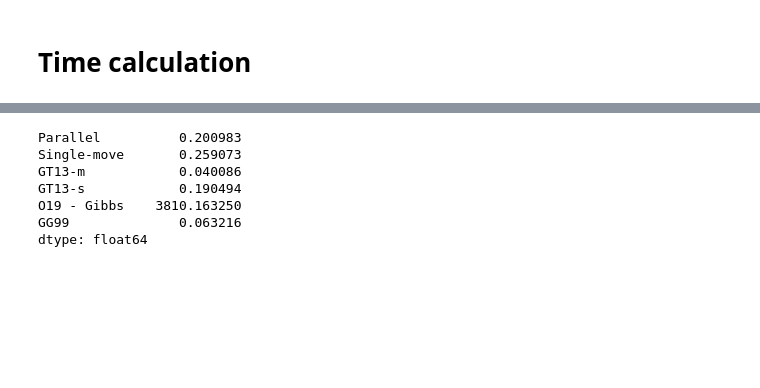
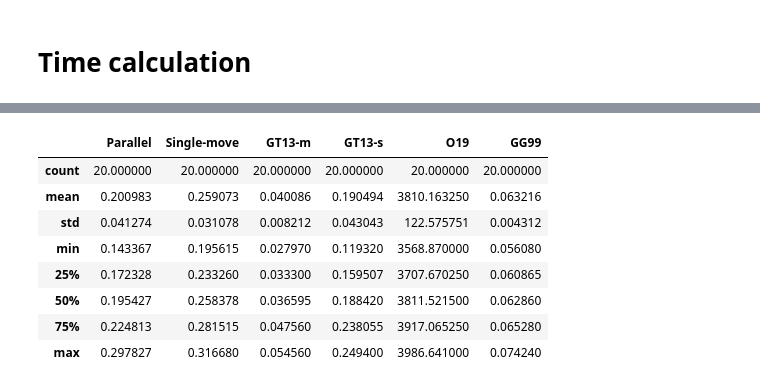
Before and after one commit to melmasri/parallelDG, a Jupyter notebook: examples/benchpress_analysis.ipynb, the cells around one changed output, grey strips where cells are left out. Drawn from its saved outputs; the diff is of its cells as text; code cells hidden in the pictures; blank space fills up the shorter version.

```diff
--- a/examples/benchpress_analysis.ipynb
+++ b/examples/benchpress_analysis.ipynb
@@ -14,3 +16,10 @@ model_name = {'cta': 'CTA', 'bandmat': 'AR'}
+# %%
+## Default constants
+model_name = {'cta': 'CTA', 'bandmat': 'AR'}
+model_fullname = {
+    'cta': 'Christmas Tree Algorithm',
+    'bandmat': 'Auto-regressive',
+}
 # %%
 %load_ext autoreload
 %autoreload 2
@@ -403,6 +412,3 @@ gg99 = 'GG99' + ' - ' + model_name[graph_model]
 parallel = 'Parallel sampler' + ' - ' + model_name[graph_model]
 single_move = 'Single-move sampler' + ' - ' + model_name[graph_model]
 trilearn = 'O19 - Gibbs sampler' + ' - ' + model_name[graph_model]
-# %%
-for f in paralleldg_files_sub:
-    num_samples(f)
@@ -1006,7 +1001,7 @@ for key in model_name.keys():
     graph_model = key
     filename = create_filename('gt_parallel_acceptance_rate_10_traj' + '.csv')
     df1 = pd.read_csv(filename, header=0, index_col=0)
-    df1['graph'] = model_name[key]
+    df1['graph'] = model_fullname[key]
     df = pd.concat([df, df1])  # Changed here
 # %%
 df_melted = df.melt(id_vars='graph', var_name='measurement')
@@ -1089,14 +1084,14 @@ for graph_model in ['cta', 'bandmat']:
     time_list = []
     for f in trilearn_files:
         time_list.append(read_time(f)/10.0)
-    time_dict['O19 - Gibbs'] = time_list
+    time_dict['O19'] = time_list
 
     time_list = []
     for f in gg99_files:
         time_list.append(read_time(f)/1000.0)
     time_dict['GG99'] = time_list
     df1 = pd.DataFrame(time_dict)
-    df1['graph'] = model_name[graph_model]
+    df1['graph'] = model_fullname[graph_model]
     df = pd.concat([df, df1])
 # %%
 df_melted = df.melt(id_vars='graph', var_name='measurement')
@@ -1125,10 +1138,12 @@ save to: /home/mo/src/decomposable_paper/benchpress/img/time_boxplot_bandmat.jpg
 # %%
-df.mean()
+df.describe()
 # %% [output]
-Parallel          0.200983
-Single-move       0.259073
-GT13-m            0.040086
-GT13-s            0.190494
-O19 - Gibbs    3810.163250
-GG99              0.063216
-dtype: float64
+|  | Parallel | Single-move | GT13-m | GT13-s | O19 | GG99 |
+| count | 20.000000 | 20.000000 | 20.000000 | 20.000000 | 20.000000 | 20.000000 |
+| mean | 0.200983 | 0.259073 | 0.040086 | 0.190494 | 3810.163250 | 0.063216 |
+| std | 0.041274 | 0.031078 | 0.008212 | 0.043043 | 122.575751 | 0.004312 |
+| min | 0.143367 | 0.195615 | 0.027970 | 0.119320 | 3568.870000 | 0.056080 |
+| 25% | 0.172328 | 0.233260 | 0.033300 | 0.159507 | 3707.670250 | 0.060865 |
+| 50% | 0.195427 | 0.258378 | 0.036595 | 0.188420 | 3811.521500 | 0.062860 |
+| 75% | 0.224813 | 0.281515 | 0.047560 | 0.238055 | 3917.065250 | 0.065280 |
+| max | 0.297827 | 0.316680 | 0.054560 | 0.249400 | 3986.641000 | 0.074240 |
```
Also changed, not shown: parts of 6 cells of this notebook.
